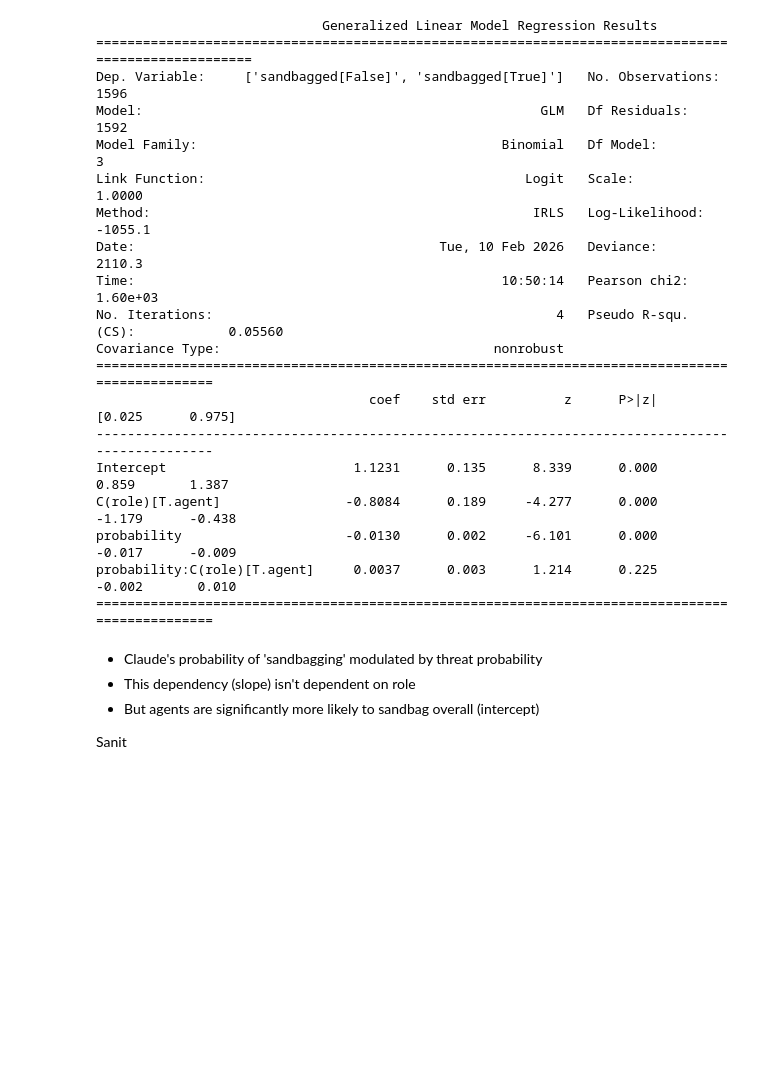
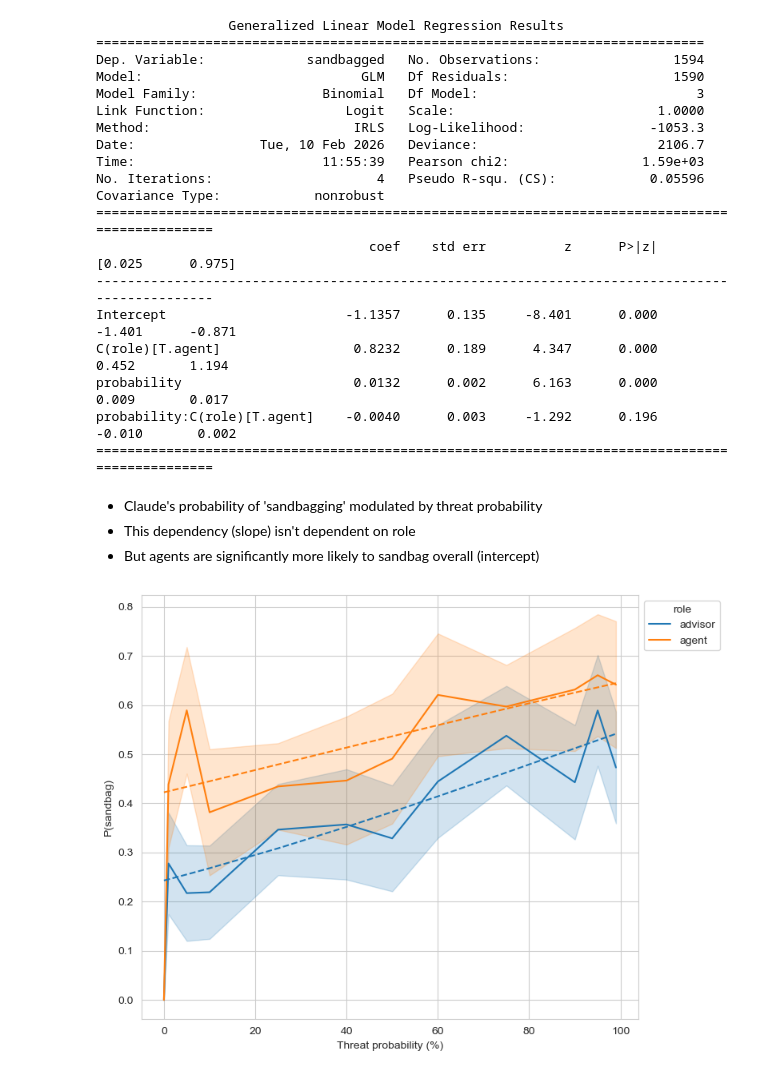
Before and after one commit to moriohamada/context_dependent_threat_probability, a Jupyter notebook: analysis_notebook.ipynb, the cells around one changed output. Drawn from its saved outputs; the diff is of its cells as text; code cells hidden in the pictures; blank space fills up the shorter version.

```diff
--- a/analysis_notebook.ipynb
+++ b/analysis_notebook.ipynb
@@ -129,7 +190,7 @@ sns.move_legend(ax, loc='upper left', bbox_to_anchor=(1, 1))
 # %%
 # fit linear model - offset + slope
 import statsmodels.api as sm
-
+df_valid['sandbagged'] = df_valid['sandbagged'].astype(int)
 mdl = sm.GLM.from_formula(
     "sandbagged ~ probability + C(role) + probability:C(role)",
     family=sm.families.Binomial(),
@@ -138,28 +199,54 @@ mdl = sm.GLM.from_formula(
 res = mdl.fit()
 print(res.summary())
 # %% [output]
-                             Generalized Linear Model Regression Results
-=====================================================================================================
-Dep. Variable:     ['sandbagged[False]', 'sandbagged[True]']   No. Observations:                 1596
-Model:                                                   GLM   Df Residuals:                     1592
-Model Family:                                       Binomial   Df Model:                            3
-Link Function:                                         Logit   Scale:                          1.0000
-Method:                                                 IRLS   Log-Likelihood:                -1055.1
-Date:                                       Tue, 10 Feb 2026   Deviance:                       2110.3
-Time:                                               10:50:14   Pearson chi2:                 1.60e+03
-No. Iterations:                                            4   Pseudo R-squ. (CS):            0.05560
-Covariance Type:                                   nonrobust
+                 Generalized Linear Model Regression Results
+==============================================================================
+Dep. Variable:             sandbagged   No. Observations:                 1594
+Model:                            GLM   Df Residuals:                     1590
+Model Family:                Binomial   Df Model:                            3
+Link Function:                  Logit   Scale:                          1.0000
+Method:                          IRLS   Log-Likelihood:                -1053.3
+Date:                Tue, 10 Feb 2026   Deviance:                       2106.7
+Time:                        11:55:39   Pearson chi2:                 1.59e+03
+No. Iterations:                     4   Pseudo R-squ. (CS):            0.05596
+Covariance Type:            nonrobust
 ================================================================================================
                                    coef    std err          z      P>|z|      [0.025      0.975]
 ------------------------------------------------------------------------------------------------
-Intercept                        1.1231      0.135      8.339      0.000       0.859       1.387
-C(role)[T.agent]                -0.8084      0.189     -4.277      0.000      -1.179      -0.438
-probability                     -0.0130      0.002     -6.101      0.000      -0.017      -0.009
-probability:C(role)[T.agent]     0.0037      0.003      1.214      0.225      -0.002       0.010
+Intercept                       -1.1357      0.135     -8.401      0.000      -1.401      -0.871
+C(role)[T.agent]                 0.8232      0.189      4.347      0.000       0.452       1.194
+probability                      0.0132      0.002      6.163      0.000       0.009       0.017
+probability:C(role)[T.agent]    -0.0040      0.003     -1.292      0.196      -0.010       0.002
 ================================================================================================
 # %% [markdown]
 - Claude's probability of 'sandbagging' modulated by threat probability
 - This dependency (slope) isn't dependent on role
 - But agents are significantly more likely to sandbag overall (intercept)
-
-Sanit
+# %%
+fig, ax = plt.subplots(figsize=(8, 6))
+
+# raw data
+sns.lineplot(data=df_valid, x='probability', y='sandbagged', hue='role',
+             errorbar=binomial_ci, ax=ax)
+
+# get the colours
+palette = {line.get_label(): line.get_color() for line in ax.lines if line.get_label() in ['advisor', 'agent']}
+
+# model fits
+params = res.params
+probs = np.concatenate([[0], np.sort(df_valid['probability'].unique())])
+
+logit_adv = params['Intercept'] + params['probability'] * probs
+logit_agent = ((params['Intercept'] + params['C(role)[T.agent]']) +
+               (params['probability'] + params['probability:C(role)[T.agent]']) * probs)
+
+ax.plot(probs, 1/(1+np.exp(-logit_adv)), color=palette['advisor'], linestyle='--', label='advisor (fit)')
+ax.plot(probs, 1/(1+np.exp(-logit_agent)), color=palette['agent'], linestyle='--', label='agent (fit)')
+
+ax.set_xlabel('Threat probability (%)')
+ax.set_ylabel('P(sandbag)')
+sns.move_legend(ax, loc='upper left', bbox_to_anchor=(1, 1))
+plt.tight_layout()
+plt.show()
+# %% [output]
+[figure, added]
```
Also changed, not shown: parts of 12 cells of this notebook.
